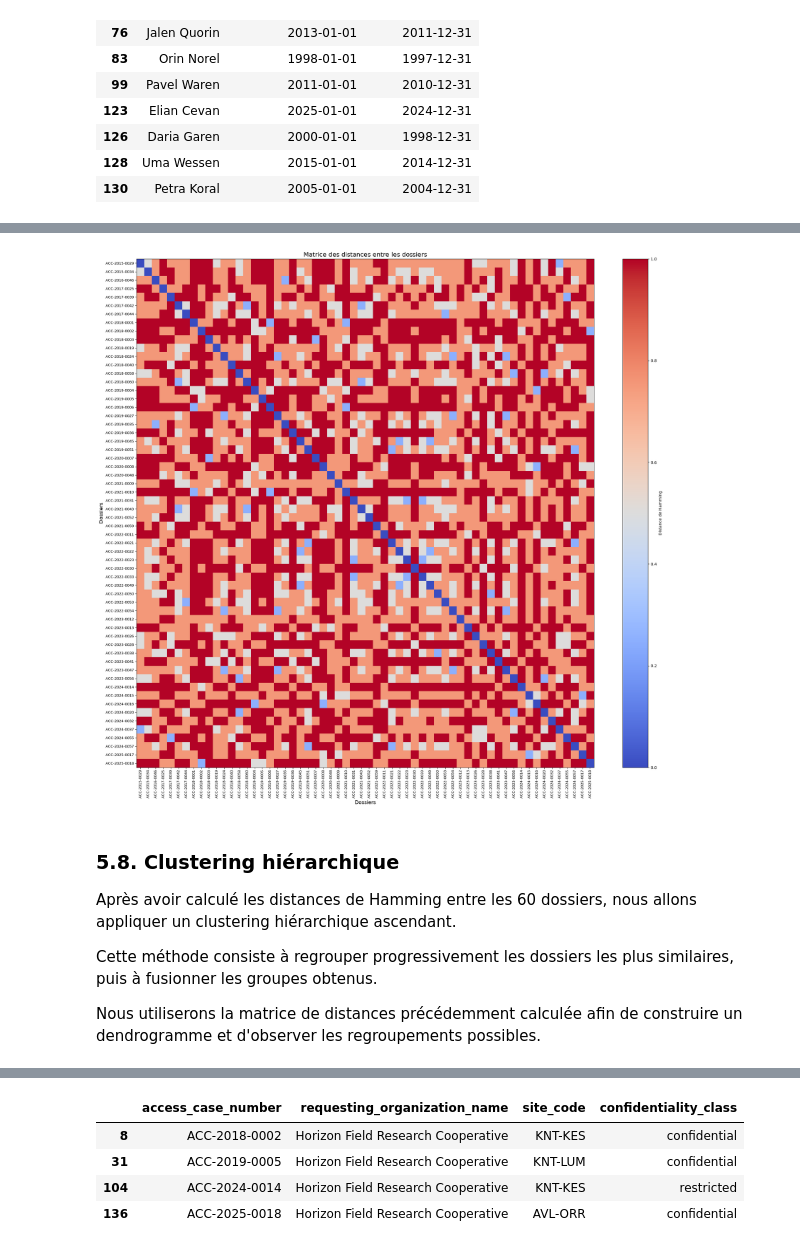
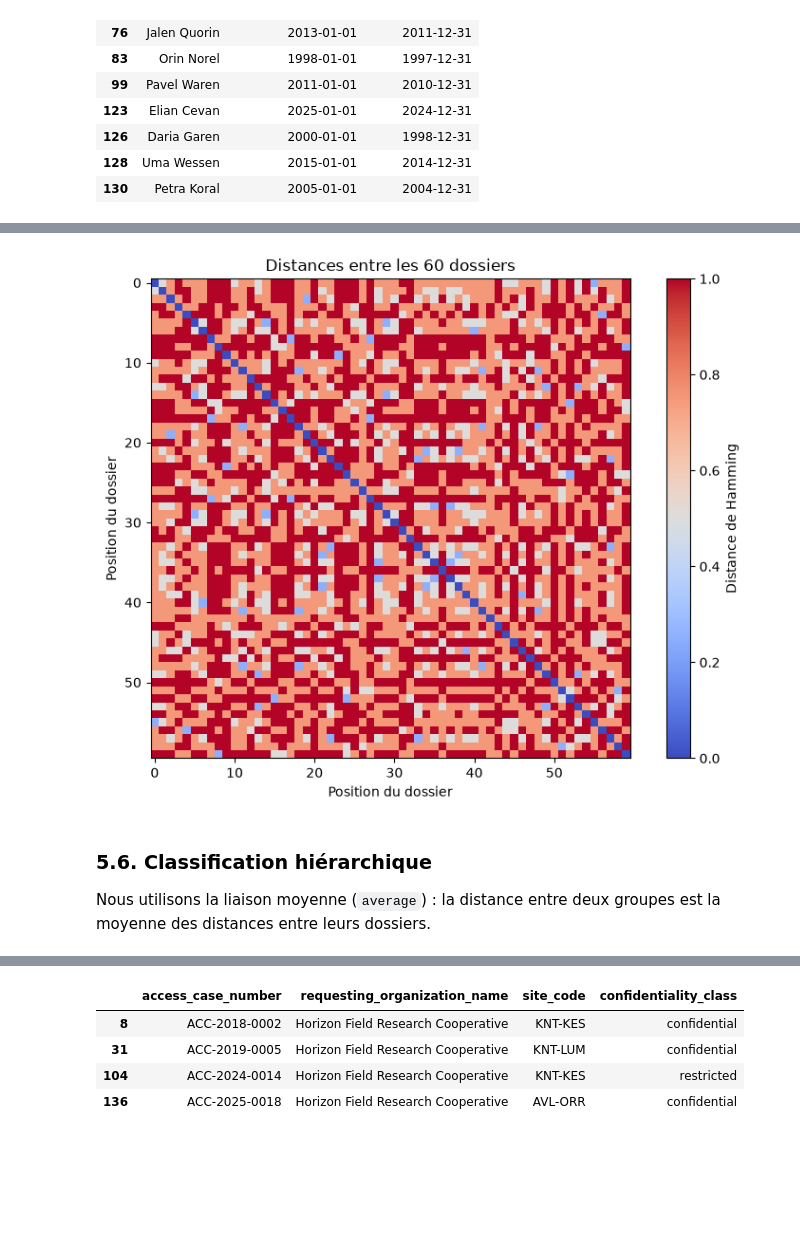
Before and after one commit to LeoMor1/20262027-UE-DataMining-Project, a Jupyter notebook: Public_Records_part.ipynb, the cells around one changed output, grey strips where cells are left out. Cells and saved outputs as stored; diff of their text form; code cells hidden in the pictures; blank space fills up the shorter version.

```diff
--- a/Public_Records_part.ipynb
+++ b/Public_Records_part.ipynb
@@ -1262,20 +473,10 @@ Nous utilisons les quatre variables d'origine afin que chaque caractéristique a
 # %%
 from scipy.spatial.distance import pdist, squareform
 
-# Conversion des catégories en codes numériques
+variables_clustering = ["site_code", "access_purpose", "equipment_category", "confidentiality_class"]
+X = df_dossiers[variables_clustering].copy()
 X_codes = X.apply(lambda col: col.astype("category").cat.codes)
-
-# Calcul de la distance de Hamming
-distances = squareform(
-    pdist(X_codes.to_numpy(), metric="hamming")
+distances = squareform(pdist(X_codes.to_numpy(), metric="hamming"))
+matrice_distances = pd.DataFrame(
+    distances, index=df_dossiers["access_case_number"], columns=df_dossiers["access_case_number"]
 )
-
-matrice_distances = pd.DataFrame(
-    distances,
-    index=df_dossiers["access_case_number"],
-    columns=df_dossiers["access_case_number"]
-)
-
-print("Dimensions :", matrice_distances.shape)
-
-display(matrice_distances.iloc[:10, :10])
@@ -1310,44 +490,17 @@ Cette représentation permet d'identifier visuellement d'éventuels groupes de d
 # %%
-plt.figure(figsize=(22, 20))
-
-plt.imshow(
-    matrice_distances,
-    cmap="coolwarm",
-    aspect="auto",
-    interpolation="nearest",
-    vmin=0,
-    vmax=1
-)
-
+plt.figure(figsize=(8, 6))
+plt.imshow(matrice_distances, cmap="coolwarm", vmin=0, vmax=1)
 plt.colorbar(label="Distance de Hamming")
-
-plt.title("Matrice des distances entre les dossiers", fontsize=16)
-plt.xlabel("Dossiers", fontsize=13)
-plt.ylabel("Dossiers", fontsize=13)
-
-plt.xticks(
-    range(len(matrice_distances.columns)),
-    matrice_distances.columns,
-    rotation=90,
-    fontsize=9
-)
-
-plt.yticks(
-    range(len(matrice_distances.index)),
-    matrice_distances.index,
-    fontsize=9
-)
-
+plt.xlabel("Position du dossier")
+plt.ylabel("Position du dossier")
+plt.title("Distances entre les 60 dossiers")
 plt.tight_layout()
 plt.show()
 # %% [output]
-[figure, old version]
+[figure, new version]
 # %% [markdown]
-### 5.8. Clustering hiérarchique
+### 5.6. Classification hiérarchique
 
-Après avoir calculé les distances de Hamming entre les 60 dossiers, nous allons appliquer un clustering hiérarchique ascendant.
-
-Cette méthode consiste à regrouper progressivement les dossiers les plus similaires, puis à fusionner les groupes obtenus.
-
-Nous utiliserons la matrice de distances précédemment calculée afin de construire un dendrogramme et d'observer les regroupements possibles.
+Nous utilisons la liaison moyenne (`average`) : la distance entre deux groupes
+est la moyenne des distances entre leurs dossiers.
 # %%
```
Also changed, not shown: parts of 266 cells of this notebook, 1 other file.
